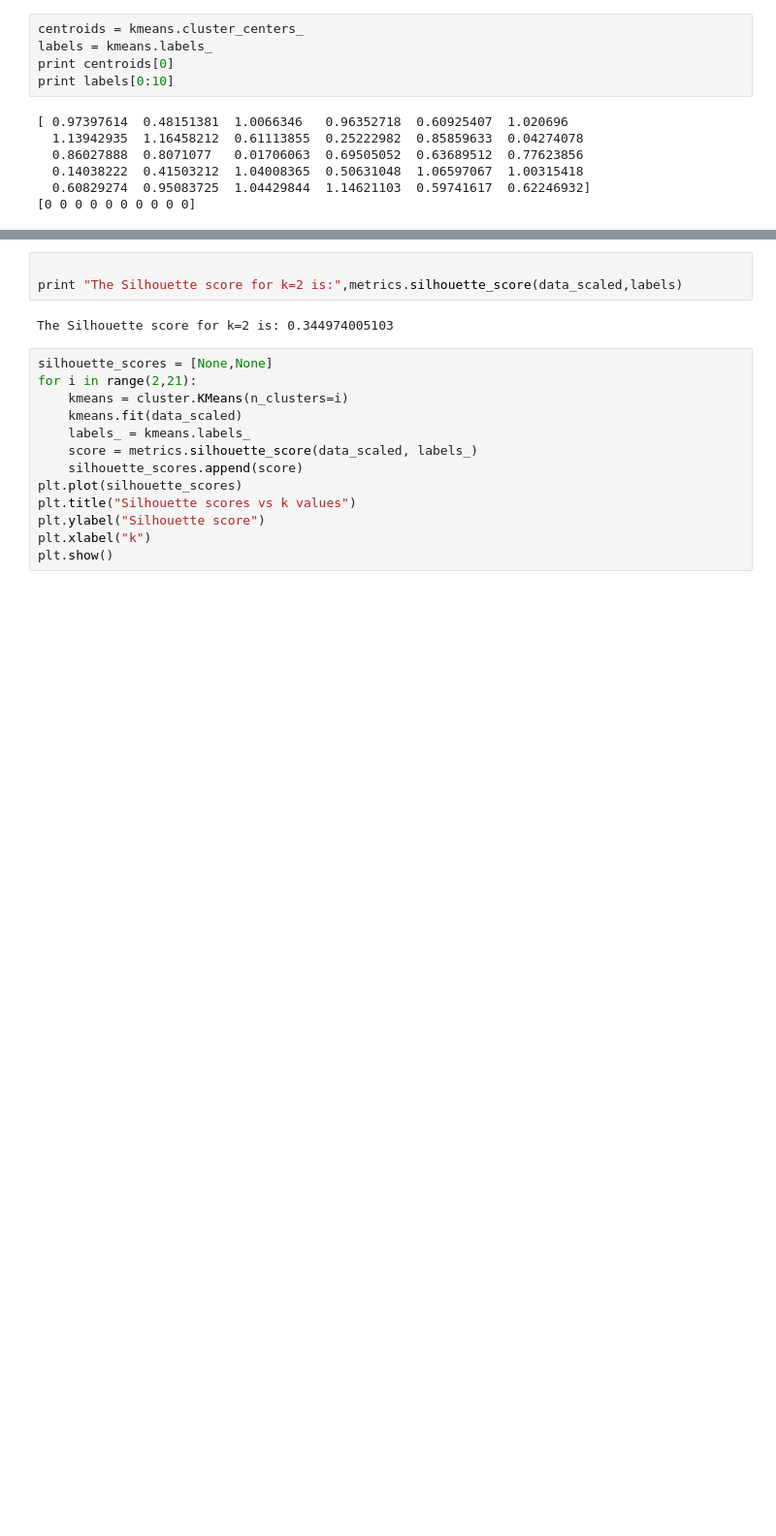
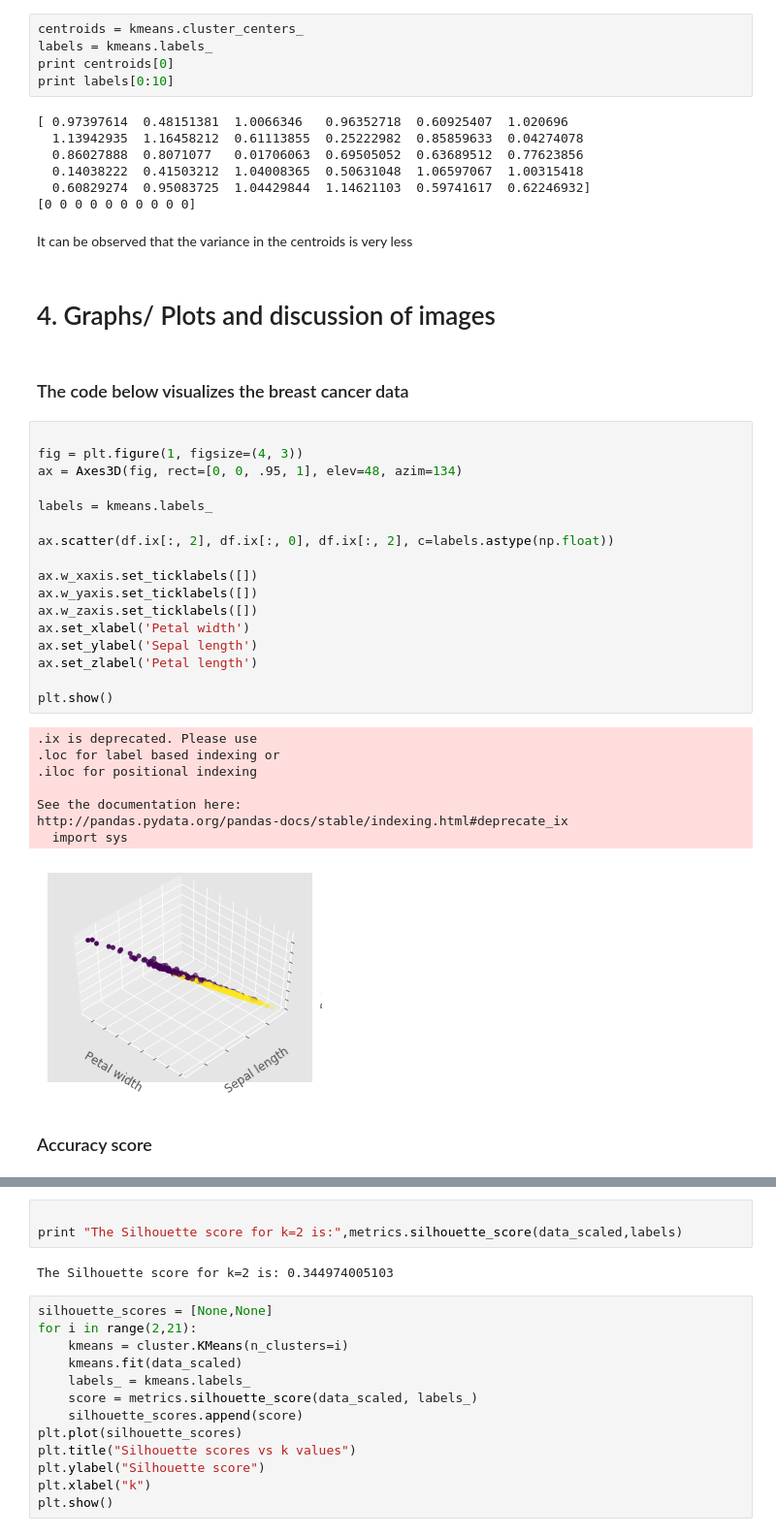
Before and after one commit to Nikithareddy168/big-data-python-class, a Jupyter notebook: Homeworks/VEERABALLI_HW8_11-13-2017.ipynb, the cells around one changed output, grey strips where cells are left out. Shown: that part at 97% size. Drawn from its saved outputs; the diff is of its cells as text; blank space fills up the shorter version.

```diff
--- a/Homeworks/VEERABALLI_HW8_11-13-2017.ipynb
+++ b/Homeworks/VEERABALLI_HW8_11-13-2017.ipynb
@@ -125,3 +113,37 @@ print labels[0:10]
   0.14038222  0.41503212  1.04008365  0.50631048  1.06597067  1.00315418
   0.60829274  0.95083725  1.04429844  1.14621103  0.59741617  0.62246932]
 [0 0 0 0 0 0 0 0 0 0]
+# %% [markdown]
+It can be observed that the variance in the centroids is very less
+# %% [markdown]
+# 4. Graphs/ Plots and discussion of images
+# %% [markdown]
+### The code below visualizes the breast cancer data
+# %%
+
+fig = plt.figure(1, figsize=(4, 3))
+ax = Axes3D(fig, rect=[0, 0, .95, 1], elev=48, azim=134)
+
+labels = kmeans.labels_
+
+ax.scatter(df.ix[:, 2], df.ix[:, 0], df.ix[:, 2], c=labels.astype(np.float))
+
+ax.w_xaxis.set_ticklabels([])
+ax.w_yaxis.set_ticklabels([])
+ax.w_zaxis.set_ticklabels([])
+ax.set_xlabel('Petal width')
+ax.set_ylabel('Sepal length')
+ax.set_zlabel('Petal length')
+
+plt.show()
+# %% [output]
+.ix is deprecated. Please use
+.loc for label based indexing or
+.iloc for positional indexing
+
+See the documentation here:
+http://pandas.pydata.org/pandas-docs/stable/indexing.html#deprecate_ix
+  import sys
+[figure, added]
+# %% [markdown]
+### Accuracy score
```
Also changed, not shown: parts of 31 cells of this notebook.
